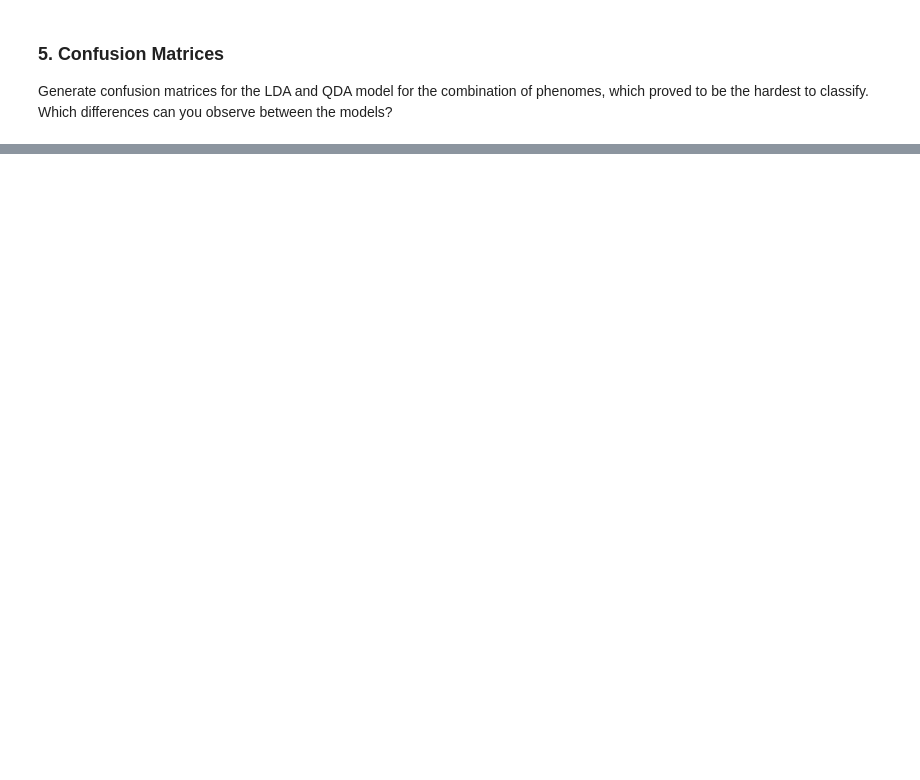
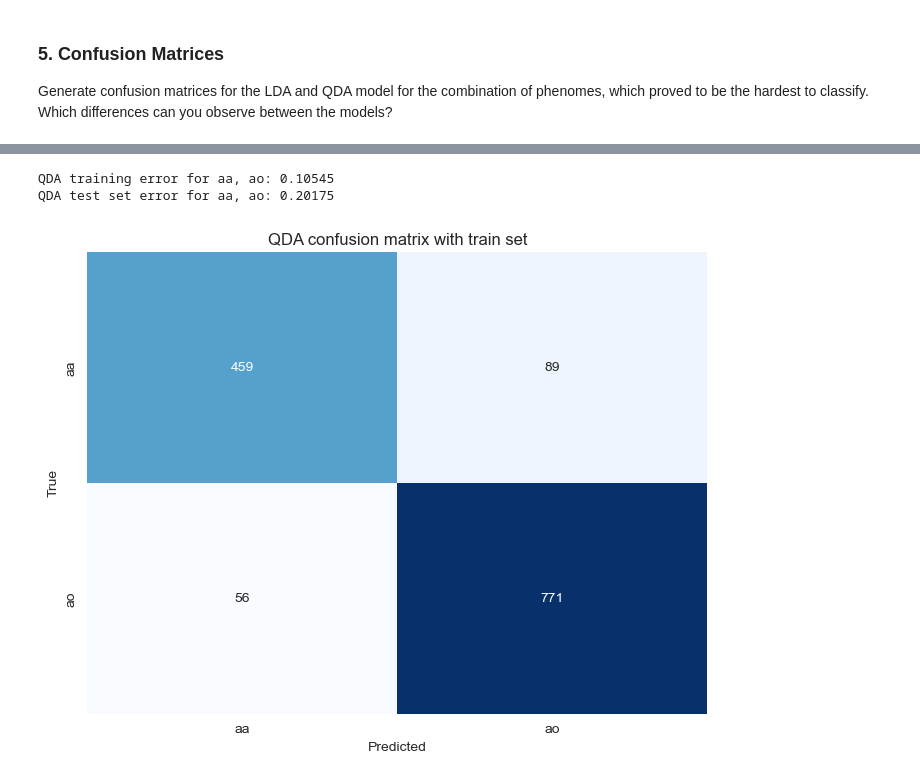
Before and after one commit to enorenio/hws_ws23, a Jupyter notebook: eml_hw_2/Practical_Problem_1.ipynb, the cells around one changed output, grey strips where cells are left out. Drawn from its saved outputs; the diff is of its cells as text; code cells hidden in the pictures; blank space fills up the shorter version.

```diff
--- a/eml_hw_2/Practical_Problem_1.ipynb
+++ b/eml_hw_2/Practical_Problem_1.ipynb
@@ -29,0 +192,31 @@ Repeat steps (2) and (4) using QDA and report your findings. What model do you p
+# %%
+def getQDAError(p_1, p_2, returnPred=False):
+    xTrain, xTest, yTrain, yTest = createDataSubSet(p_1, p_2)
+
+    qda = LinearDiscriminantAnalysis()
+    yTrainPred, yTestPred = getPredictions(qda, xTrain, yTrain, xTest)
+
+    trainAccuracy = accuracy_score(yTrain, yTrainPred)
+    testAccuracy = accuracy_score(yTest, yTestPred)
+
+    train_error = 1 - trainAccuracy
+    test_error = 1 - testAccuracy
+
+    print(f"QDA training error for {p_1}, {p_2}: {train_error:.5f}")
+    print(f"QDA test set error for {p_1}, {p_2}: {test_error:.5f}")
+
+    if returnPred == True:
+        results = {'train_error': train_error, 'test_error': test_error, 'X_train': xTrain, 'X_test': xTest,
+                   'y_train': yTrain, 'y_test': yTest, 'y_train_pred': yTrainPred, 'y_test_pred': yTestPred}
+        return results
+    else:
+        return train_error, test_error
+
+trainErrorsQda = []
+testErrorsQda = []
+for i in range(n):
+    for j in range(i+1, n):
+        print(f"Results for {uniquePhonemes[i]} and {uniquePhonemes[j]}")
+        trainError, testError = getQDAError(uniquePhonemes[i], uniquePhonemes[j])
+        trainErrorsQda.append(trainError)
+        testErrorsQda.append(testError)
@@ -34,0 +280,17 @@ Generate confusion matrices for the LDA and QDA model for the combination of phe
+# %%
+res_qda = getQDAError('aa', 'ao', returnPred=True)
+y_true_qda, y_pred_qda = np.array(res_qda['y_train']), np.array(res_qda['y_train_pred'])
+
+cm_qda = confusion_matrix(y_true_qda, y_pred_qda)
+
+plt.figure(figsize=(8, 6))
+sns.heatmap(cm_qda, annot=True, fmt="d", cmap="Blues", cbar=False,
+            xticklabels=np.unique(y_true_qda), yticklabels=np.unique(y_true_qda))
+plt.xlabel('Predicted')
+plt.ylabel('True')
+plt.title('QDA confusion matrix with train set')
+plt.show()
+# %% [output]
+QDA training error for aa, ao: 0.10545
+QDA test set error for aa, ao: 0.20175
+[figure, added]
```
Also changed, not shown: parts of 17 cells of this notebook, 1 other file.
